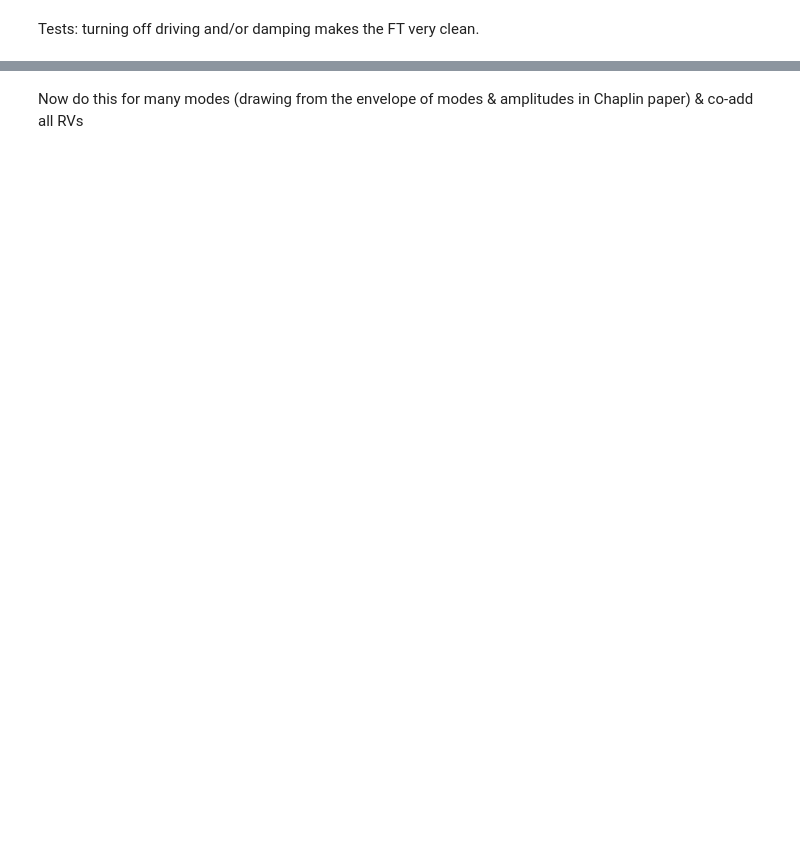
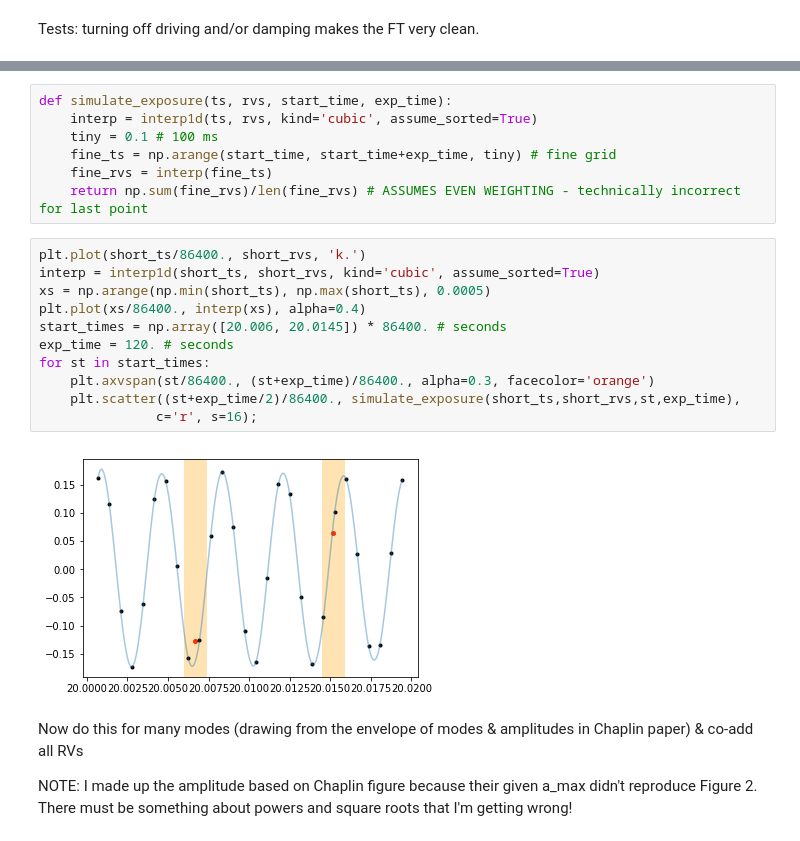
Before and after one commit to megbedell/pmodes, a Jupyter notebook: harmonic-oscillator.ipynb, the cells around one changed output, grey strips where cells are left out. Cells and saved outputs as stored; diff of their text form; blank space fills up the shorter version.

Commit message:
reproducing Chaplin

```diff
--- a/harmonic-oscillator.ipynb
+++ b/harmonic-oscillator.ipynb
@@ -70,2 +94,24 @@ Tests: turning off driving and/or damping makes the FT very clean.
+# %%
+def simulate_exposure(ts, rvs, start_time, exp_time):
+    interp = interp1d(ts, rvs, kind='cubic', assume_sorted=True)
+    tiny = 0.1 # 100 ms
+    fine_ts = np.arange(start_time, start_time+exp_time, tiny) # fine grid
+    fine_rvs = interp(fine_ts)
+    return np.sum(fine_rvs)/len(fine_rvs) # ASSUMES EVEN WEIGHTING - technically incorrect for last point
+# %%
+plt.plot(short_ts/86400., short_rvs, 'k.')
+interp = interp1d(short_ts, short_rvs, kind='cubic', assume_sorted=True)
+xs = np.arange(np.min(short_ts), np.max(short_ts), 0.0005)
+plt.plot(xs/86400., interp(xs), alpha=0.4)
+start_times = np.array([20.006, 20.0145]) * 86400. # seconds
+exp_time = 120. # seconds
+for st in start_times:
+    plt.axvspan(st/86400., (st+exp_time)/86400., alpha=0.3, facecolor='orange')
+    plt.scatter((st+exp_time/2)/86400., simulate_exposure(short_ts,short_rvs,st,exp_time),
+               c='r', s=16);
+# %% [output]
+[figure, added]
 # %% [markdown]
 Now do this for many modes (drawing from the envelope of modes & amplitudes in Chaplin paper) & co-add all RVs
+
+NOTE: I made up the amplitude based on Chaplin figure because their given a_max didn't reproduce Figure 2. There must be something about powers and square roots that I'm getting wrong!
```
Also changed, not shown: parts of 24 cells of this notebook.
